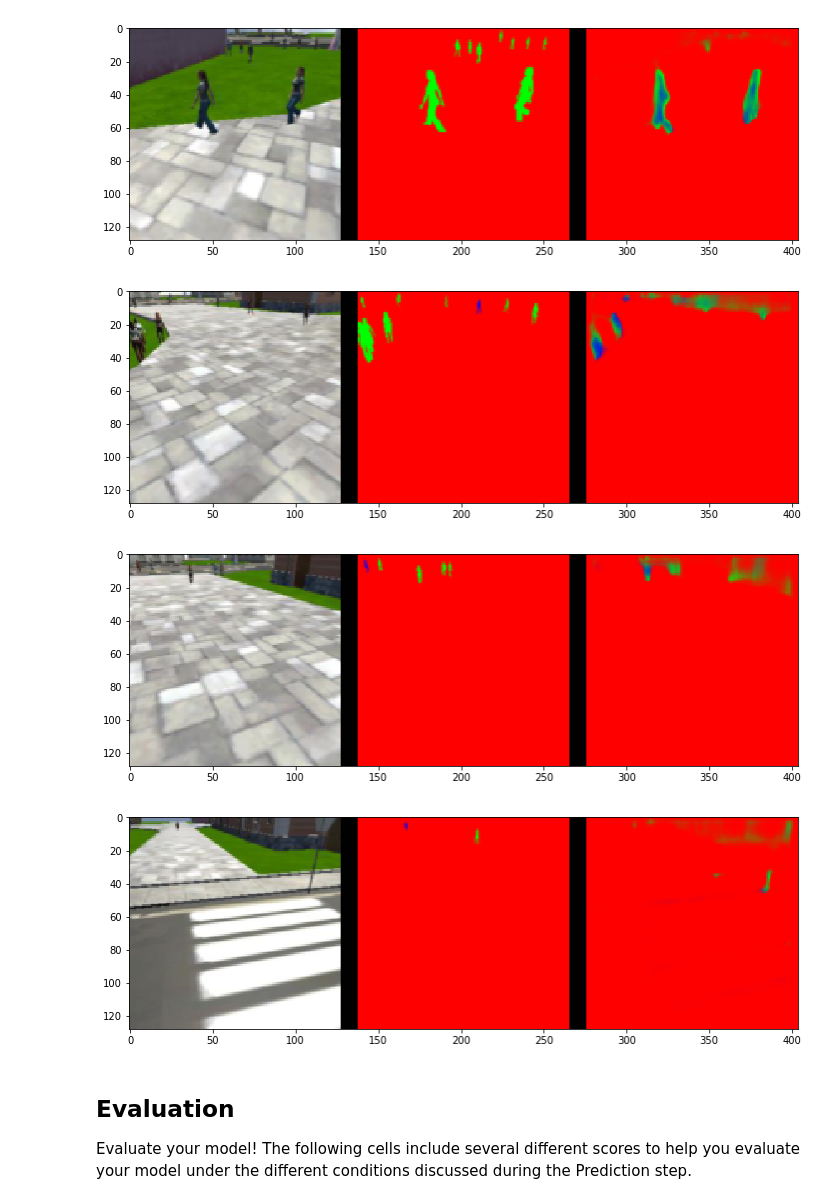
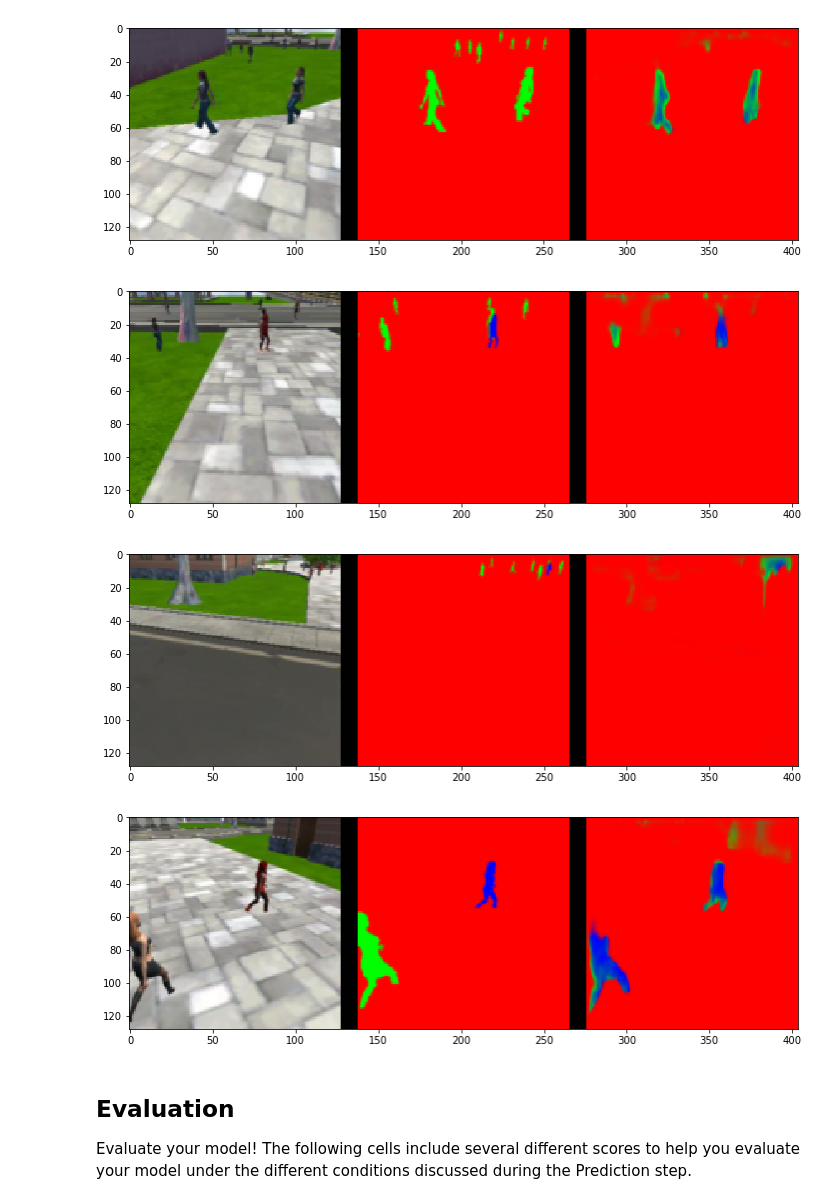
Before and after one commit to alikureishy/ROBO-followme-project, a Jupyter notebook: code/model_training.ipynb, the cells around one changed output. Cells and saved outputs as stored; diff of their text form; code cells hidden in the pictures.

```diff
--- a/code/model_training.ipynb
+++ b/code/model_training.ipynb
@@ -238,7 +252,7 @@ Now lets look at your predictions, and compare them to the ground truth labels a
 Run each of the following cells to visualize some sample images from the predictions in the validation set.
 # %%
 # images while following the target
-im_files = plotting_tools.get_im_file_sample('sample_evaluation_data','following_images', run_num)
+im_files = plotting_tools.get_im_file_sample('test', 'following_images', run_num)
 for i in range(3):
     im_tuple = plotting_tools.load_images(im_files[i])
     plotting_tools.show_images(im_tuple)
@@ -249,6 +263,6 @@ for i in range(3):
 # %%
 # images while at patrol without target
-im_files = plotting_tools.get_im_file_sample('sample_evaluation_data','patrol_non_targ', run_num)
+im_files = plotting_tools.get_im_file_sample('test', 'patrol_non_targ', run_num)
 for i in range(3):
     im_tuple = plotting_tools.load_images(im_files[i])
     plotting_tools.show_images(im_tuple)
@@ -259,14 +273,14 @@ for i in range(3):
 # %%
 
 # images while at patrol with target
-im_files = plotting_tools.get_im_file_sample('sample_evaluation_data','patrol_with_targ', run_num)
+im_files = plotting_tools.get_im_file_sample('test', 'patrol_with_targ', run_num)
 for i in range(3):
     im_tuple = plotting_tools.load_images(im_files[i])
     plotting_tools.show_images(im_tuple)
 # %% [output]
-[figure, old version]
+[figure, new version]
-[figure, old version]
+[figure, new version]
-[figure, old version]
+[figure, new version]
 # %% [markdown]
 ## Evaluation <a id='evaluation'></a>
 Evaluate your model! The following cells include several different scores to help you evaluate your model under the different conditions discussed during the Prediction step.
```
Also changed, not shown: parts of 7 cells of this notebook, 9 other files.
